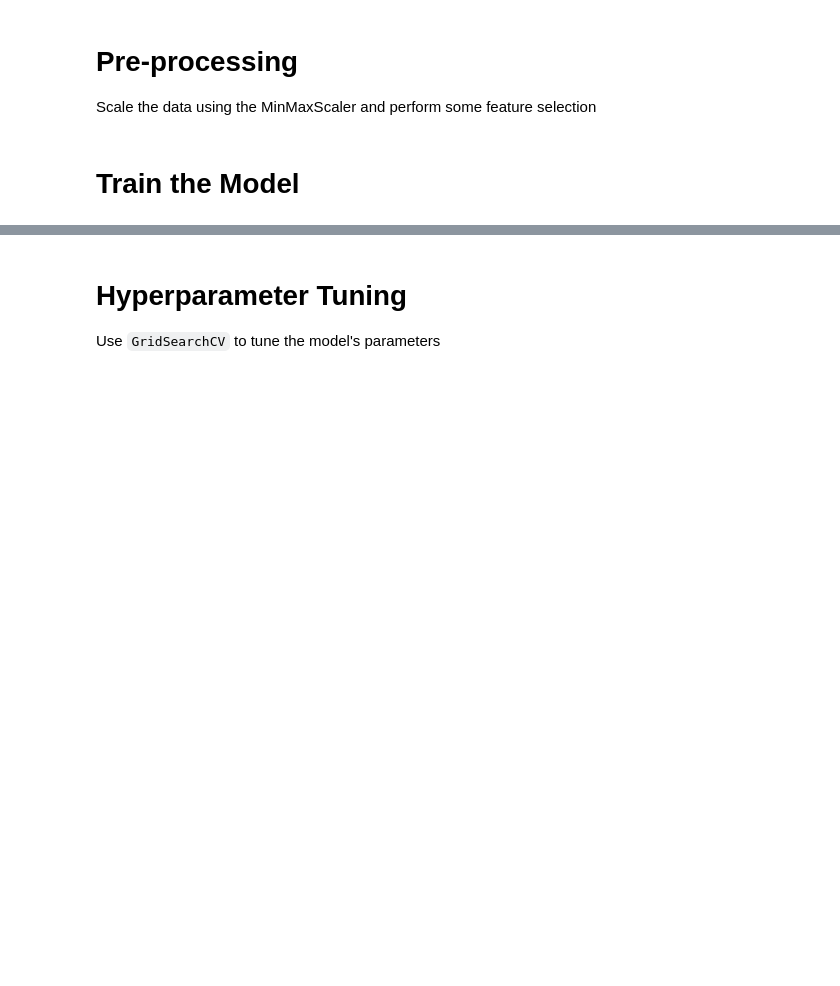
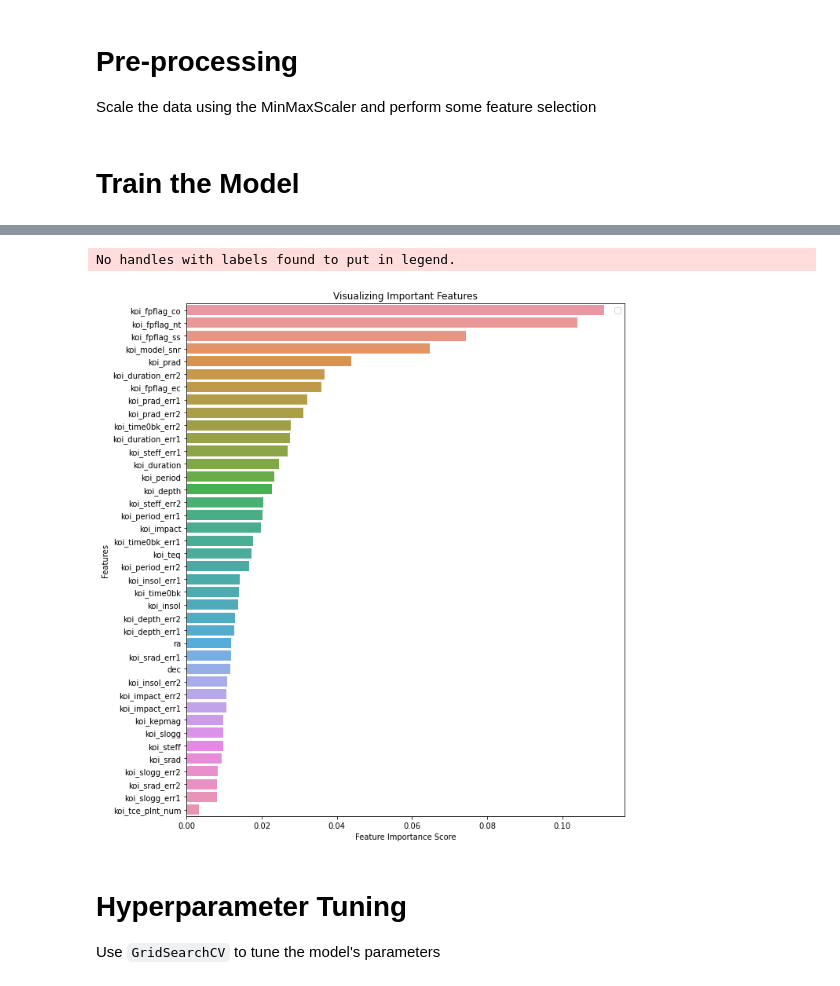
Before and after one commit to HockingM/machine-learning-challenge, a Jupyter notebook: randomforest.ipynb, the cells around one changed output, grey strips where cells are left out. Saved outputs shown, nothing was run; the diff lists cells and outputs as text; code cells hidden in the pictures; blank space fills up the shorter version.

Commit message:
update for random forest examples

```diff
--- a/randomforest.ipynb
+++ b/randomforest.ipynb
@@ -59,7 +60,7 @@ Use `koi_disposition` for the y values
 # %%
 # create features
 X = df.drop("koi_disposition", axis=1)
-
+feature_names = X.columns
 # create labels
 y = df["koi_disposition"]
 
@@ -84,11 +85,11 @@ X_test_scaled = X_scaler.transform(X_test)
 # %% [markdown]
 # Train the Model
 # %%
-# create a Gaussian Classifier
-model = RandomForestClassifier(n_estimator=100)
+# create a Gaussian Classifier with default n_esimators value
+model = RandomForestClassifier(n_estimators = 100)
 
 # train the model
-model.fit(X_train_scaled, y_train)
+model = model.fit(X_train_scaled, y_train)
 
 print(f"Training Data Score: {model.score(X_train_scaled, y_train):.4f}")
 print(f"Testing Data Score: {model.score(X_test_scaled, y_test):.4f}")
@@ -104,3 +127,19 @@ pd.crosstab(y_test, y_pred, rownames=['True'], colnames=['Predicted'], margins=T
+# %%
+importances = model.feature_importances_
+feature_imp = pd.Series(model.feature_importances_, index = feature_names).sort_values(ascending=False)
+# %%
+# Creating a bar plot
+plt.figure(figsize=(10,12))
+sns.barplot(x=feature_imp, y=feature_imp.index)
+# Add labels to your graph
+plt.xlabel('Feature Importance Score')
+plt.ylabel('Features')
+plt.title("Visualizing Important Features")
+plt.legend()
+plt.show()
+# %% [output]
+No handles with labels found to put in legend.
+[figure, added]
 # %% [markdown]
 # Hyperparameter Tuning
 
```
Also changed, not shown: parts of 12 cells of this notebook, 4 other files.
